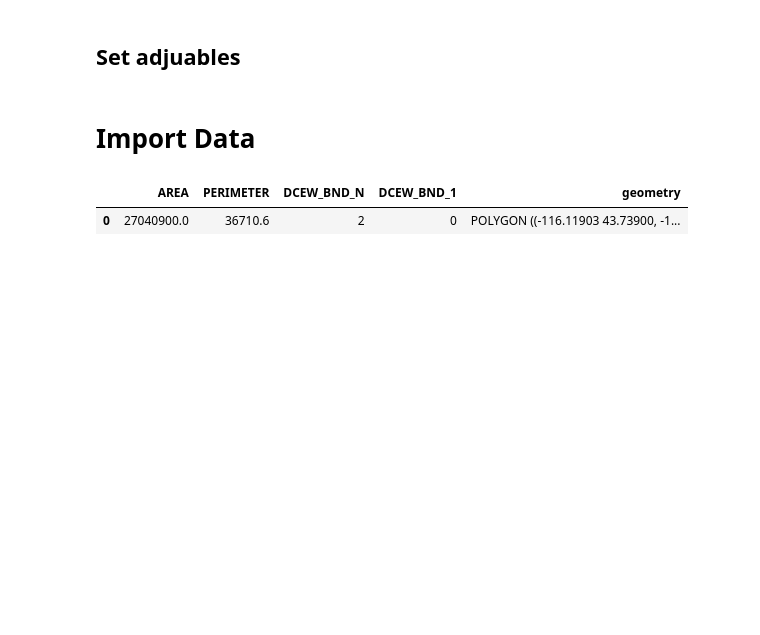
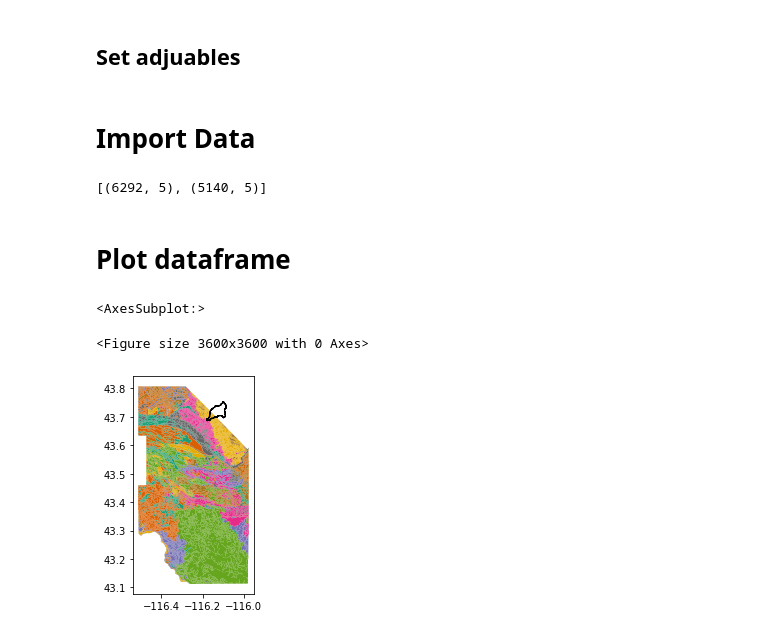
Before and after one commit to mcreelma/GEOS505_F22, a Jupyter notebook: GPD/GPD_Tutorial.ipynb, the cells around one changed output. Cells and saved outputs as stored; diff of their text form; code cells hidden in the pictures; blank space fills up the shorter version.

```diff
--- a/GPD/GPD_Tutorial.ipynb
+++ b/GPD/GPD_Tutorial.ipynb
@@ -12,11 +15,27 @@ import shapely as shp
 # %%
 # set filename for
 dcew_shp = 'data/DCEW_BND/DCEW_BND_GEO.shp'
+
+# soil moisture shape file
+boi1_soil_shp = 'data/soilmu_a_id001/soilmu_a_id001.shp'
+boi2_soil_shp = 'data/soilmu_a_id683/soilmu_a_id683.shp'
 # %% [markdown]
 # Import Data
-# %%
-dcew_bound = gpd.read_file(dcew_shp)
-dcew_bound
-# %% [output]
-|  | AREA | PERIMETER | DCEW_BND_N | DCEW_BND_1 | geometry |
-| 0 | 27040900.0 | 36710.6 | 2 | 0 | POLYGON ((-116.11903 43.73900, -1... |
+# %%
+dcew_bound = gpd.read_file(dcew_shp)
+boi1_soil = gpd.read_file(boi1_soil_shp)
+boi2_soil = gpd.read_file(boi2_soil_shp)
+
+display([boi1_soil.shape ,boi2_soil.shape])
+# %% [output]
+[(6292, 5), (5140, 5)]
+# %% [markdown]
+# Plot dataframe
+# %%
+fig = plt.figure(figsize=(50, 50))
+ax1 = boi1_soil.plot(column = 'MUSYM', cmap = 'Dark2')
+dcew_bound.plot(ax = ax1 , facecolor = 'none' , edgecolor = 'black')
+# %% [output]
+<AxesSubplot:>
+<Figure size 3600x3600 with 0 Axes>
+[figure, added]
```
Also changed, not shown: parts of 1 cell of this notebook.
